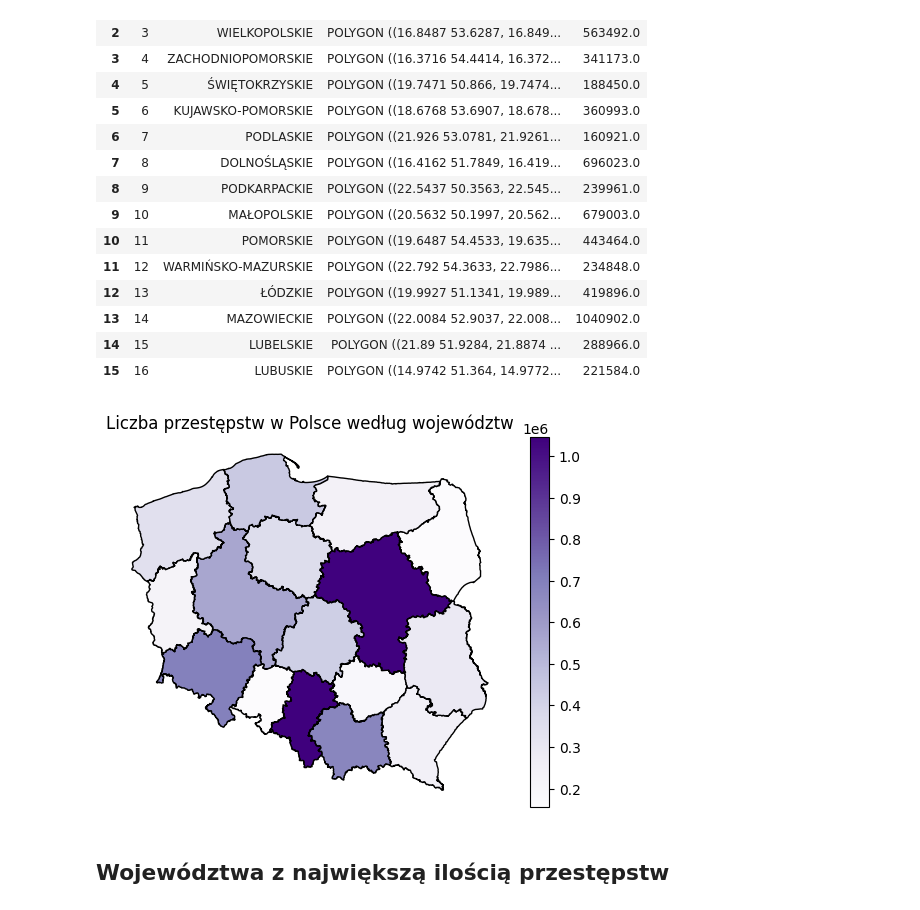
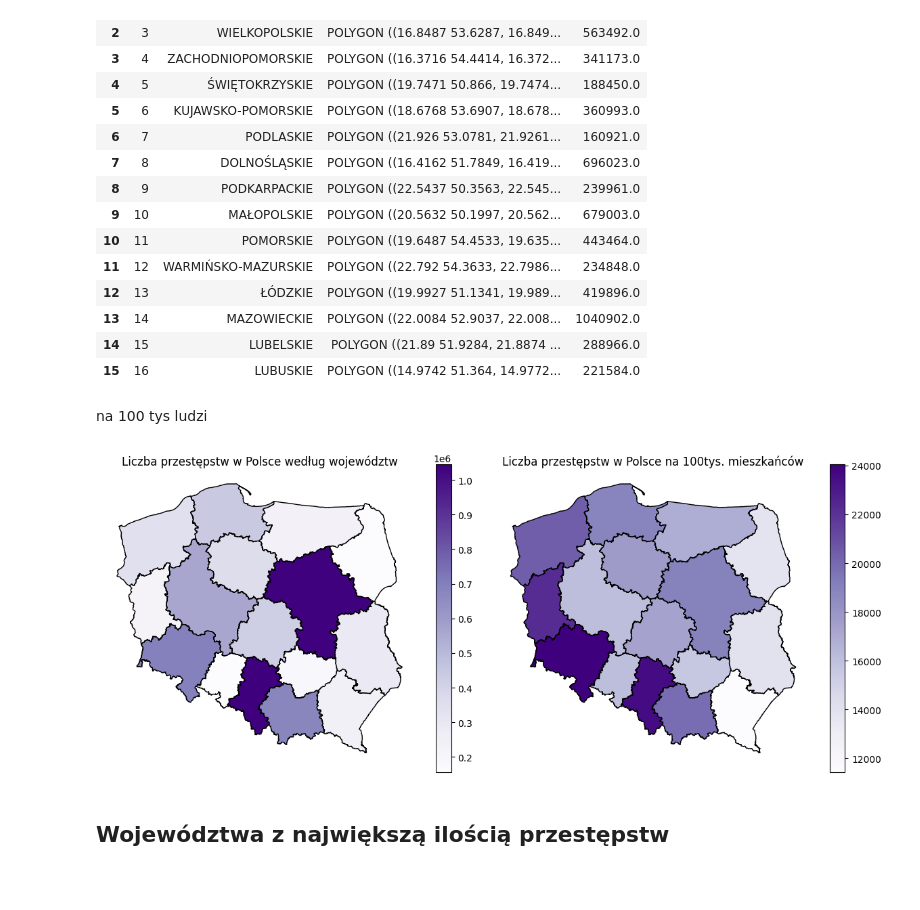
Before and after one commit to wwielakowska/in-ynierka, a Jupyter notebook: crime_code.ipynb, the cells around one changed output. Cells and saved outputs as stored; diff of their text form; code cells hidden in the pictures; blank space fills up the shorter version.

```diff
--- a/dane_zaczynamy.ipynb
+++ b/crime_code.ipynb
@@ -567,13 +607,33 @@ regions_merged
 | 13 | 14 | MAZOWIECKIE | POLYGON ((22.0084 52.9037, 22.008... | 1040902.0 |
 | 14 | 15 | LUBELSKIE | POLYGON ((21.89 51.9284, 21.8874 ... | 288966.0 |
 | 15 | 16 | LUBUSKIE | POLYGON ((14.9742 51.364, 14.9772... | 221584.0 |
-# %%
-regions_merged.plot(column='Liczba', cmap='Purples', legend=True, edgecolor='black')
-plt.title('Liczba przestępstw w Polsce według województw')
-plt.axis('off')
-plt.show()
-# %% [output]
-[figure, removed]
+# %% [markdown]
+na 100 tys ludzi
+# %%
+woj_lud = df_woj.drop(columns=['Przestępstwo', 'Kwartał', 'Data', 'Przestępstwo_ID', 'Województwo_ID'])
+lud_100 = pd.read_csv('ludnosc_100tys')
+
+woj_merged = woj_lud.merge(lud_100, on=['Województwo', 'Rok'], how='left' )
+woj_merged['Liczba_na_100'] = woj_merged['Liczba']/woj_merged["Lud_100tys"]
+
+woj_sum_100 = woj_merged.groupby('Województwo')['Liczba_na_100'].sum().sort_values(ascending=False)
+
+regions_merged_100 = regions.merge(woj_sum_100, left_on='nazwa', right_on='Województwo', how='left')
+# %%
+fig, axes = plt.subplots(1, 2, figsize=(12, 5))
+
+regions_merged.plot(column='Liczba',cmap='Purples',legend=True,edgecolor='black',ax=axes[0])
+axes[0].set_title('Liczba przestępstw w Polsce według województw')
+axes[0].axis('off')
+
+
+regions_merged_100.plot(column='Liczba_na_100', cmap='Purples',legend=True, edgecolor='black',ax=axes[1])
+axes[1].set_title('Liczba przestępstw w Polsce na 100tys. mieszkańców')
+axes[1].axis('off')
+plt.tight_layout()
+plt.show()
+# %% [output]
+[figure, added]
 # %% [markdown]
 ## Województwa z największą ilością przestępstw
 # %%
```
Also changed, not shown: parts of 23 cells of this notebook, 10 other files.
